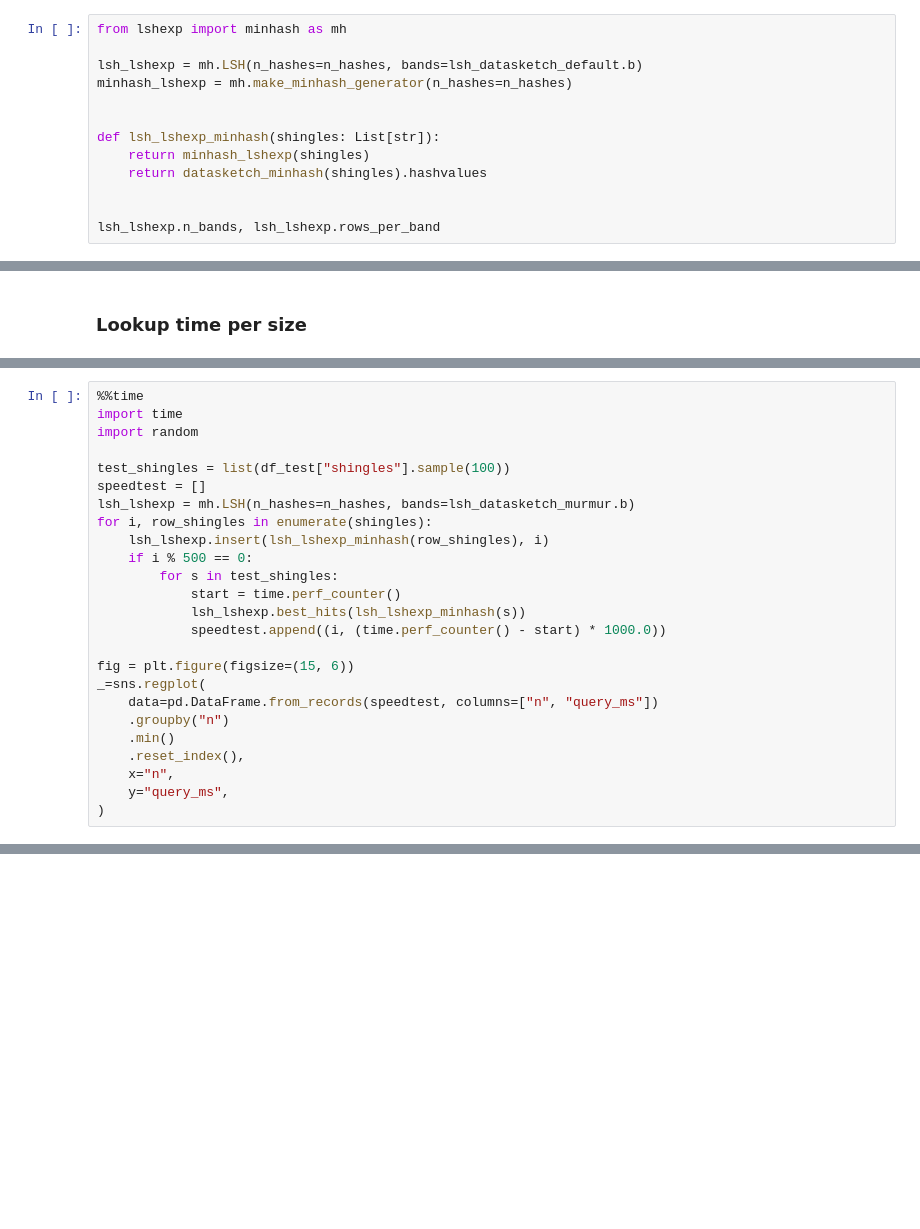
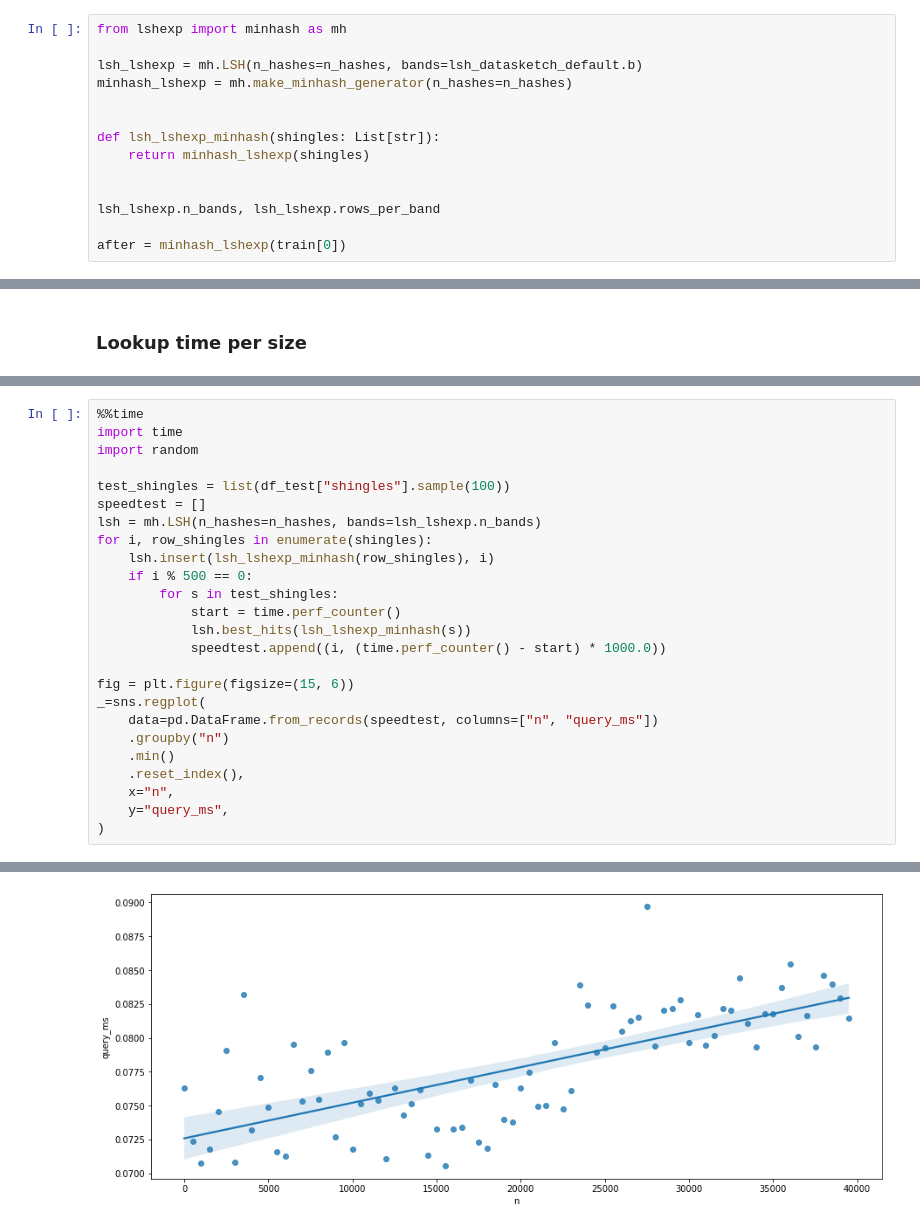
Before and after one commit to chr1st1ank/lsh-experiments, a Jupyter notebook: minhash.ipynb, the cells around one changed output, grey strips where cells are left out. Drawn from its saved outputs; the diff is of its cells as text; blank space fills up the shorter version.

```diff
--- a/minhash.ipynb
+++ b/minhash.ipynb
@@ -161,8 +161,9 @@ minhash_lshexp = mh.make_minhash_generator(n_hashes=n_hashes)
 
 def lsh_lshexp_minhash(shingles: List[str]):
     return minhash_lshexp(shingles)
-    return datasketch_minhash(shingles).hashvalues
 
 
 lsh_lshexp.n_bands, lsh_lshexp.rows_per_band
+
+after = minhash_lshexp(train[0])
 # %% [output]
@@ -432,13 +492,13 @@ import random
 
 test_shingles = list(df_test["shingles"].sample(100))
 speedtest = []
-lsh_lshexp = mh.LSH(n_hashes=n_hashes, bands=lsh_datasketch_murmur.b)
+lsh = mh.LSH(n_hashes=n_hashes, bands=lsh_lshexp.n_bands)
 for i, row_shingles in enumerate(shingles):
-    lsh_lshexp.insert(lsh_lshexp_minhash(row_shingles), i)
+    lsh.insert(lsh_lshexp_minhash(row_shingles), i)
     if i % 500 == 0:
         for s in test_shingles:
             start = time.perf_counter()
-            lsh_lshexp.best_hits(lsh_lshexp_minhash(s))
+            lsh.best_hits(lsh_lshexp_minhash(s))
             speedtest.append((i, (time.perf_counter() - start) * 1000.0))
 
 fig = plt.figure(figsize=(15, 6))
@@ -455,3 +516,4 @@ NameError: name 'lsh_datasketch_murmur' is not defined
+[figure, added]
 [interactive output not drawn]
 # %%
 %%time
```
Also changed, not shown: parts of 25 cells of this notebook, 4 other files.
